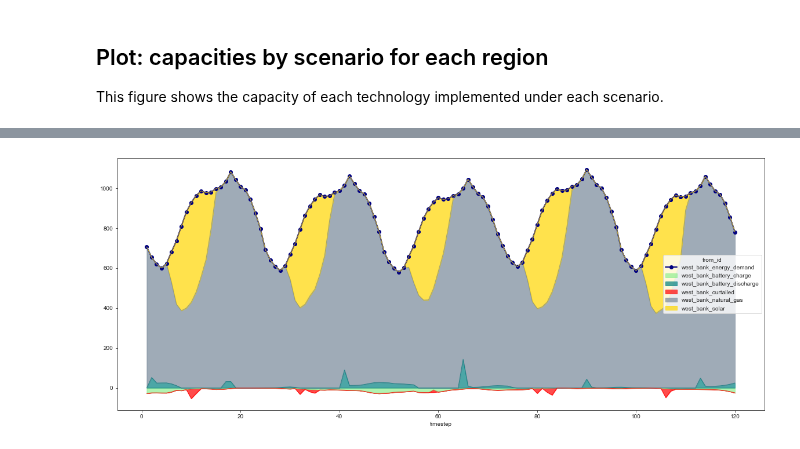
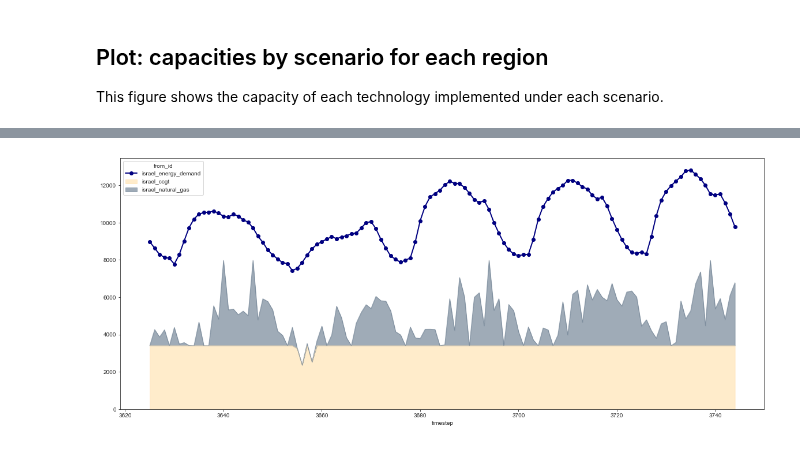
Before and after one commit to amanmajid/nextra, a Jupyter notebook: analysis/icae_results.ipynb, the cells around one changed output, grey strips where cells are left out. Saved outputs shown, nothing was run; the diff lists cells and outputs as text; code cells hidden in the pictures.

```diff
--- a/analysis/icae_results.ipynb
+++ b/analysis/icae_results.ipynb
@@ -329,4 +309,4 @@ results['NCO'].plot_battery_storage_volume(node=node,days=1000000,month=1)
-# %%
-results['NCO'].plot_supply_curve(region='west_bank',days=5,month=1,year=2030)
-# %% [output]
-[figure, removed]
+# %%
+results['COO'].plot_supply_curve(region='israel',days=5,month=6,year=2030)
+# %% [output]
+[figure, added]
```
Also changed, not shown: parts of 4 cells of this notebook, 6 other files.
